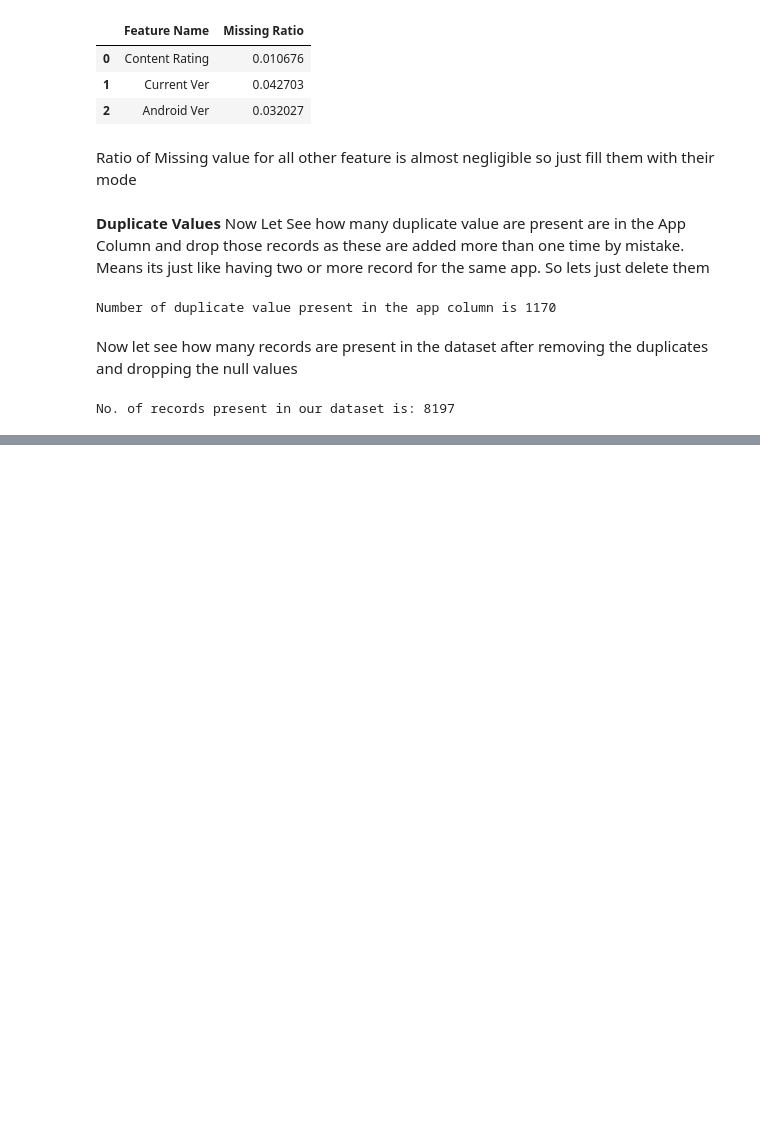
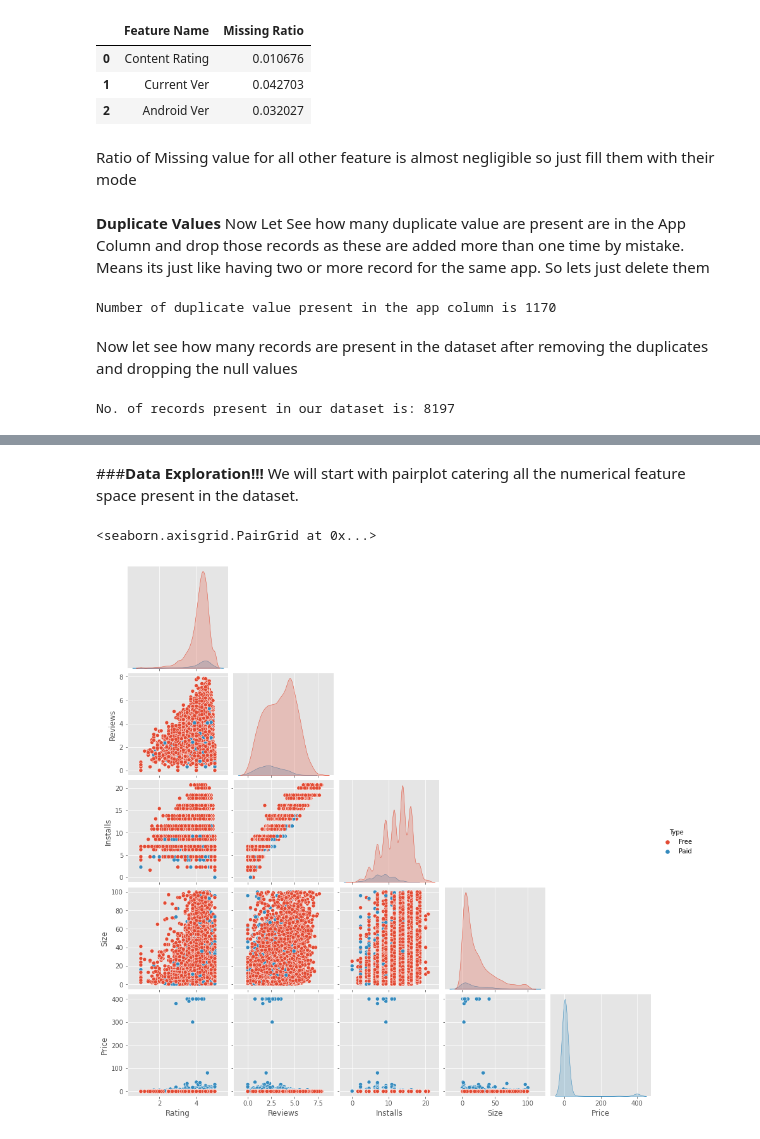
Before and after one commit to sudeep-009/GooglePlayStoreApp-analysis, a Jupyter notebook: Copy_of_Play_Store_App_Review_Analysis_Capstone_Project.ipynb, the cells around one changed output, grey strips where cells are left out. Cells and saved outputs as stored; diff of their text form; code cells hidden in the pictures; blank space fills up the shorter version.

Commit message:
Data Cleaning

```diff
--- a/Copy_of_Play_Store_App_Review_Analysis_Capstone_Project.ipynb
+++ b/Copy_of_Play_Store_App_Review_Analysis_Capstone_Project.ipynb
@@ -268,0 +318,2 @@ No. of records present in our dataset is: 8197
+# %%
+app_df['Reviews'] = app_df['Reviews'].apply(lambda x: int(x))
@@ -268,0 +329,6 @@ No. of records present in our dataset is: 8197
+# %%
+#So first we have to replace the + and , sign from the column and then convert it into int
+app_df['Installs'] = app_df['Installs'].apply(lambda x: x.replace('+','') if '+' in str(x) else x)
+app_df['Installs'] = app_df['Installs'].apply(lambda x: x.replace(',','') if ',' in str(x) else x)
+app_df['Installs'] = app_df['Installs'].apply(lambda x: int(x))
+app_df['Installs'].describe()
@@ -268,0 +354,4 @@ No. of records present in our dataset is: 8197
+# %%
+app_df['Price'] = app_df['Price'].apply(lambda x: x.replace('$','') if '$' in str(x) else x)
+app_df['Price'] = app_df['Price'].apply(lambda x: float(x))
+app_df['Price'].describe()
@@ -268,0 +375,8 @@ No. of records present in our dataset is: 8197
+# %%
+app_df['Size'] = app_df['Size'].apply(lambda x: str(x).replace('Varies with device', 'NaN') if 'Varies with device' in str(x) else x)
+app_df['Size'] = app_df['Size'].apply(lambda x: str(x).replace(',','') if 'M' in str(x) else x)
+app_df['Size'] = app_df['Size'].apply(lambda x: str(x).replace('M','') if 'M' in str(x) else x)
+app_df['Size'] = app_df['Size'].apply(lambda x: float(str(x).replace('k',''))/1000 if 'k' in str(x) else x)
+# app_df['Size'] = app_df['Size'].apply(lambda x: str(x).replace('k','') if 'k' in str(x) else x)
+app_df['Size'] = app_df['Size'].apply(lambda x: float(x))
+app_df['Size'].describe()
@@ -268,0 +444,14 @@ No. of records present in our dataset is: 8197
+# %% [markdown]
+###**Data Exploration!!!**
+We will start with pairplot catering all the numerical feature space present in the dataset.
+# %%
+Rating = app_df['Rating']
+Reviews = np.log10(app_df['Reviews'])
+Installs = np.log(app_df['Installs'])
+Size = app_df['Size']
+Price = app_df['Price']
+Type = app_df['Type']
+sns.pairplot(data=pd.DataFrame(zip(Rating,Reviews,Installs,Size,Price,Type),columns=['Rating','Reviews','Installs','Size','Price','Type']),hue='Type',corner=True)
+# %% [output]
+<seaborn.axisgrid.PairGrid at 0x...>
+[figure, added]
```
Also changed, not shown: parts of 34 cells of this notebook.
